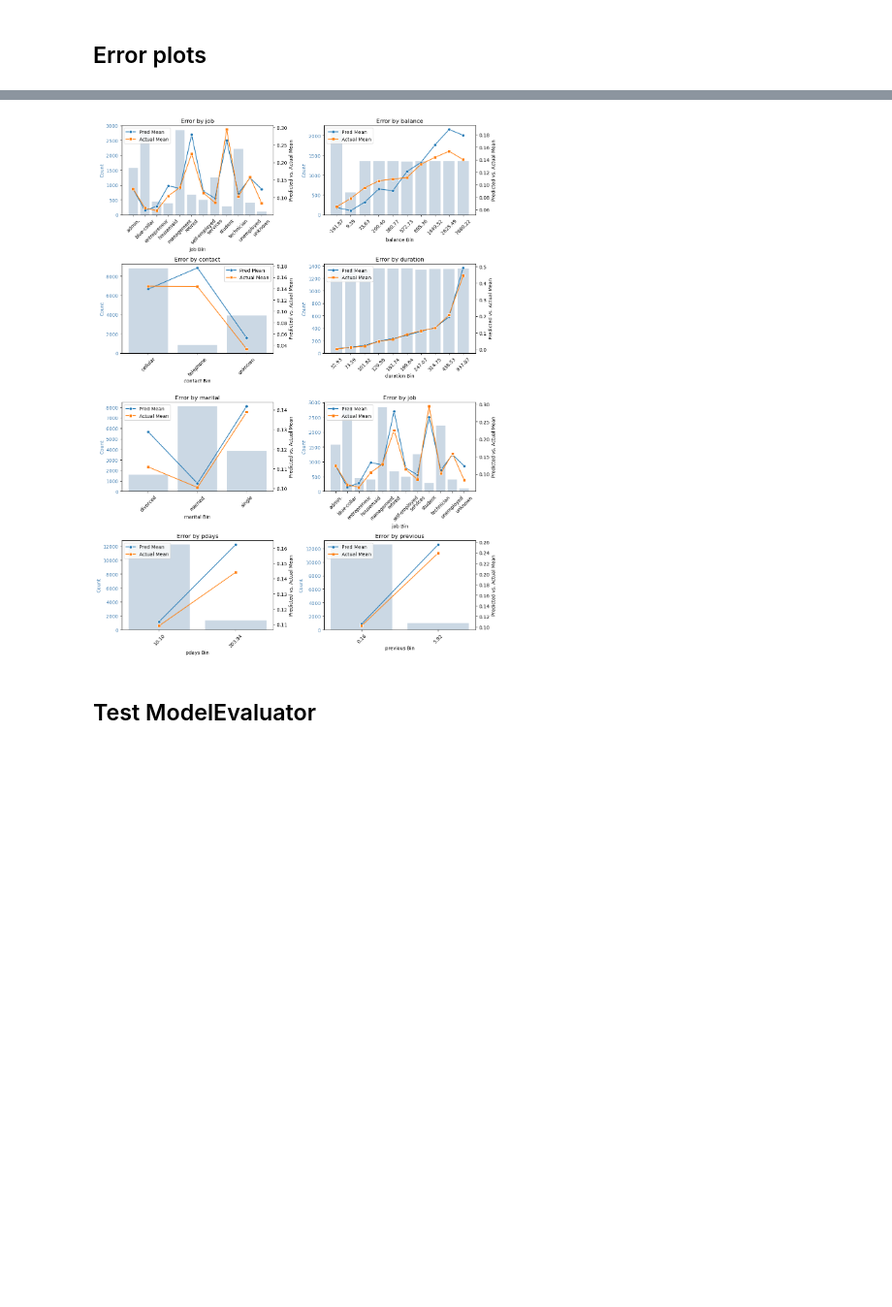
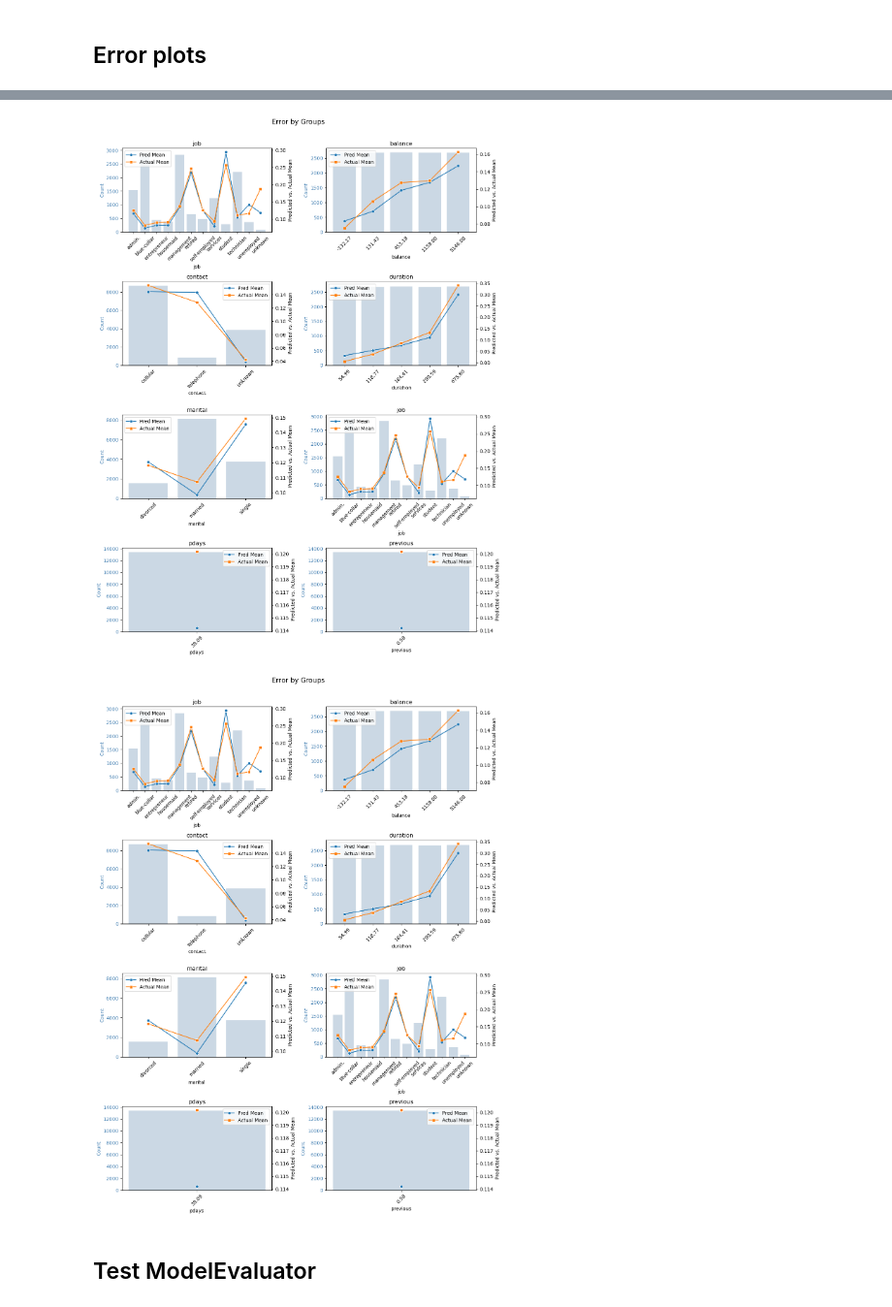
Before and after one commit to asacco-97/analysis-tools, a Jupyter notebook: notebooks/eda_example.ipynb, the cells around one changed output, grey strips where cells are left out. Shown at 97% size. Saved outputs shown, nothing was run; the diff lists cells and outputs as text; code cells hidden in the pictures; blank space fills up the shorter version.

```diff
--- a/notebooks/eda_example.ipynb
+++ b/notebooks/eda_example.ipynb
@@ -130,13 +152,14 @@ plot_error_by_group_grid(
 # %%
 plot_error_by_group_grid(
     df.query("split == 'V'"),
     "target",
-    "pred_xgb",
-    predictors,
-    bins=10
+    "pred_glm",
+    group_cols=predictors,
+    bins=5
     )
 # %% [output]
-[figure, old version]
+[figure, new version]
+[figure, added]
 # %% [markdown]
 ## Test ModelEvaluator
 # %%
```
Also changed, not shown: parts of 19 cells of this notebook, 1 other file.
